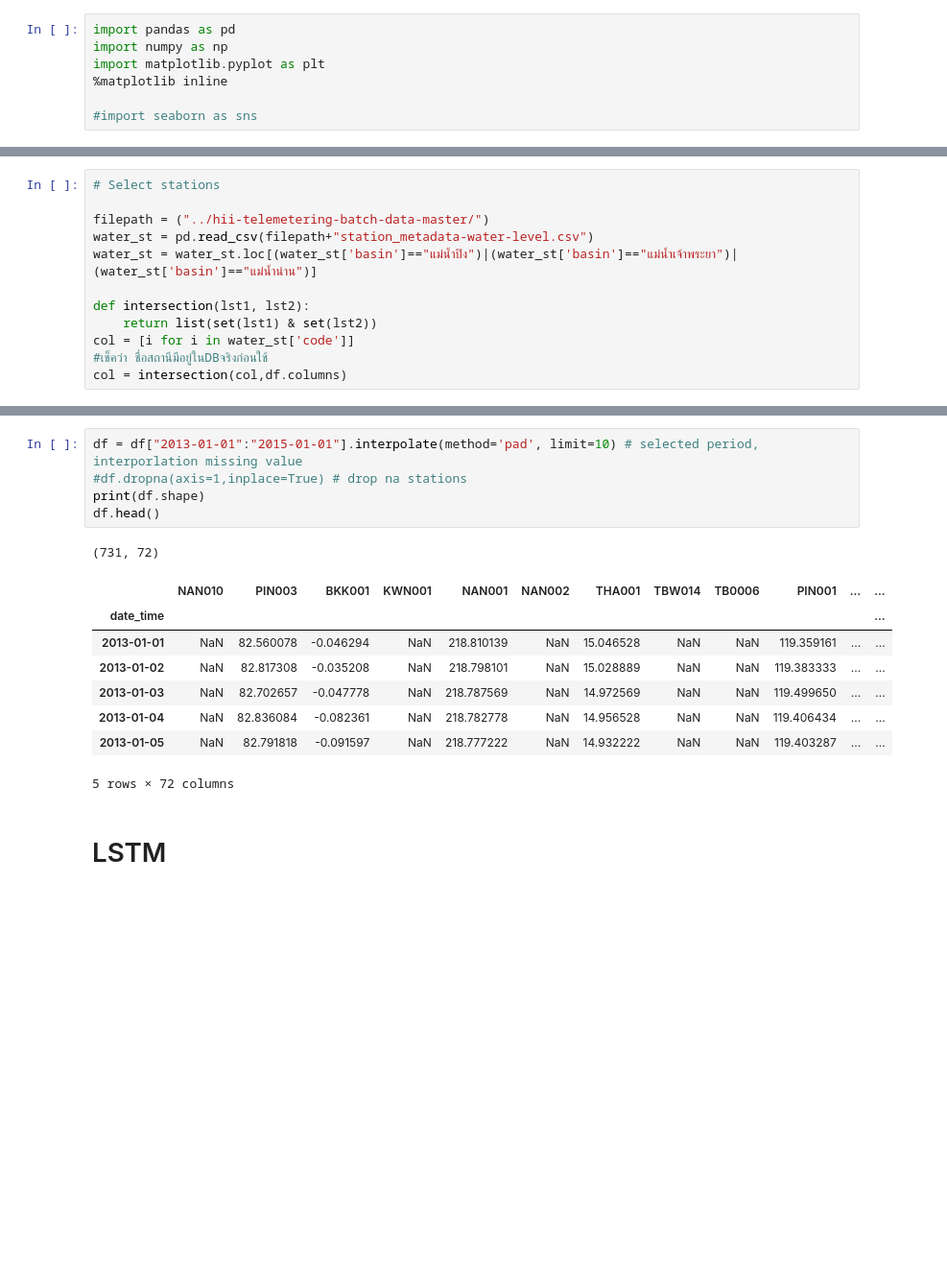
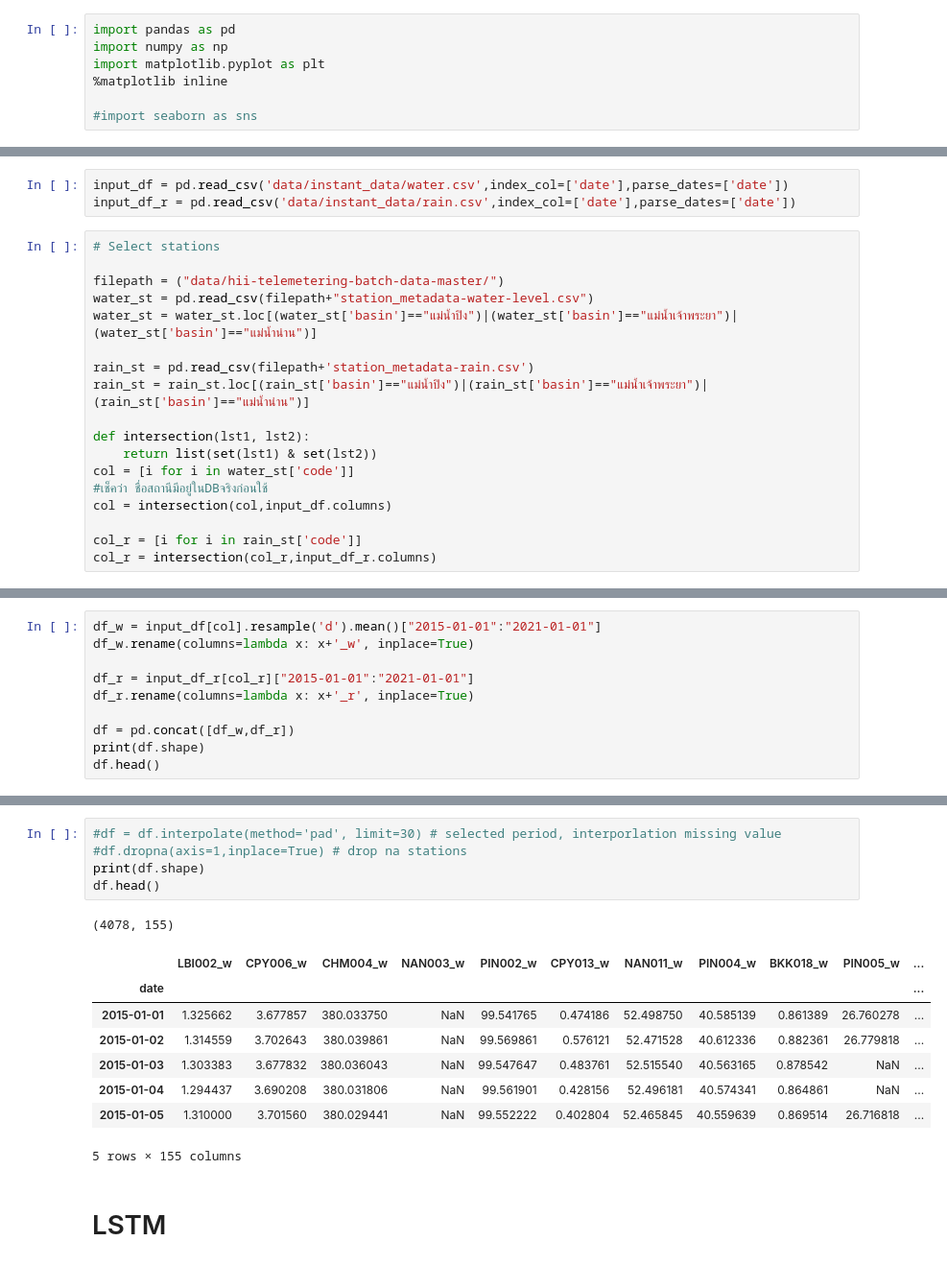
Before and after one commit to SB91ko/ChaoprayaRiver_WaterLV_prediction, a Jupyter notebook: Trial_LSTM.ipynb, the cells around one changed output, grey strips where cells are left out. Shown: that part at 96% size. Cells and saved outputs as stored; diff of their text form; blank space fills up the shorter version.

```diff
--- a/Trial_LSTM.ipynb
+++ b/Trial_LSTM.ipynb
@@ -12,12 +10,21 @@ input_df = pd.read_csv('/home/song/Public/Song/Work/Thesis/data/water.csv',index
+# %%
+input_df = pd.read_csv('data/instant_data/water.csv',index_col=['date'],parse_dates=['date'])
+input_df_r = pd.read_csv('data/instant_data/rain.csv',index_col=['date'],parse_dates=['date'])
 # %%
 # Select stations
 
-filepath = ("../hii-telemetering-batch-data-master/")
+filepath = ("data/hii-telemetering-batch-data-master/")
 water_st = pd.read_csv(filepath+"station_metadata-water-level.csv")
 water_st = water_st.loc[(water_st['basin']=="แม่น้ำปิง")|(water_st['basin']=="แม่น้ำเจ้าพระยา")|(water_st['basin']=="แม่น้ำน่าน")]
+
+rain_st = pd.read_csv(filepath+'station_metadata-rain.csv')
+rain_st = rain_st.loc[(rain_st['basin']=="แม่น้ำปิง")|(rain_st['basin']=="แม่น้ำเจ้าพระยา")|(rain_st['basin']=="แม่น้ำน่าน")]
 
 def intersection(lst1, lst2):
     return list(set(lst1) & set(lst2))
 col = [i for i in water_st['code']]
 #เช็คว่า ชื่อสถานีมีอยู่ในDBจริงก่อนใช้
-col = intersection(col,df.columns)
+col = intersection(col,input_df.columns)
+
+col_r = [i for i in rain_st['code']]
+col_r = intersection(col_r,input_df_r.columns)
@@ -35,0 +31,10 @@ df.head()
+# %%
+df_w = input_df[col].resample('d').mean()["2015-01-01":"2021-01-01"]
+df_w.rename(columns=lambda x: x+'_w', inplace=True)
+
+df_r = input_df_r[col_r]["2015-01-01":"2021-01-01"]
+df_r.rename(columns=lambda x: x+'_r', inplace=True)
+
+df = pd.concat([df_w,df_r])
+print(df.shape)
+df.head()
@@ -36,18 +51,18 @@ df.head()
 # %%
-df = df["2013-01-01":"2015-01-01"].interpolate(method='pad', limit=10) # selected period, interporlation missing value
+#df = df.interpolate(method='pad', limit=30) # selected period, interporlation missing value
 #df.dropna(axis=1,inplace=True) # drop na stations
 print(df.shape)
 df.head()
 # %% [output]
-(731, 72)
+(4078, 155)
-|  | NAN010 | PIN003 | BKK001 | KWN001 | NAN001 | NAN002 | THA001 | TBW014 | TB0006 | PIN001 | ... | ... |
-| date_time |  |  |  |  |  |  |  |  |  |  |  | ... |
-| 2013-01-01 | NaN | 82.560078 | -0.046294 | NaN | 218.810139 | NaN | 15.046528 | NaN | NaN | 119.359161 | ... | ... |
-| 2013-01-02 | NaN | 82.817308 | -0.035208 | NaN | 218.798101 | NaN | 15.028889 | NaN | NaN | 119.383333 | ... | ... |
-| 2013-01-03 | NaN | 82.702657 | -0.047778 | NaN | 218.787569 | NaN | 14.972569 | NaN | NaN | 119.499650 | ... | ... |
-| 2013-01-04 | NaN | 82.836084 | -0.082361 | NaN | 218.782778 | NaN | 14.956528 | NaN | NaN | 119.406434 | ... | ... |
-| 2013-01-05 | NaN | 82.791818 | -0.091597 | NaN | 218.777222 | NaN | 14.932222 | NaN | NaN | 119.403287 | ... | ... |
+|  | LBI002_w | CPY006_w | CHM004_w | NAN003_w | PIN002_w | CPY013_w | NAN011_w | PIN004_w | BKK018_w | PIN005_w | ... |
+| date |  |  |  |  |  |  |  |  |  |  | ... |
+| 2015-01-01 | 1.325662 | 3.677857 | 380.033750 | NaN | 99.541765 | 0.474186 | 52.498750 | 40.585139 | 0.861389 | 26.760278 | ... |
+| 2015-01-02 | 1.314559 | 3.702643 | 380.039861 | NaN | 99.569861 | 0.576121 | 52.471528 | 40.612336 | 0.882361 | 26.779818 | ... |
+| 2015-01-03 | 1.303383 | 3.677832 | 380.036043 | NaN | 99.547647 | 0.483761 | 52.515540 | 40.563165 | 0.878542 | NaN | ... |
+| 2015-01-04 | 1.294437 | 3.690208 | 380.031806 | NaN | 99.561901 | 0.428156 | 52.496181 | 40.574341 | 0.864861 | NaN | ... |
+| 2015-01-05 | 1.310000 | 3.701560 | 380.029441 | NaN | 99.552222 | 0.402804 | 52.465845 | 40.559639 | 0.869514 | 26.716818 | ... |
-5 rows × 72 columns
+5 rows × 155 columns
 # %% [markdown]
 # LSTM
 # %%
```
Also changed, not shown: parts of 14 cells of this notebook, 7 other files.
